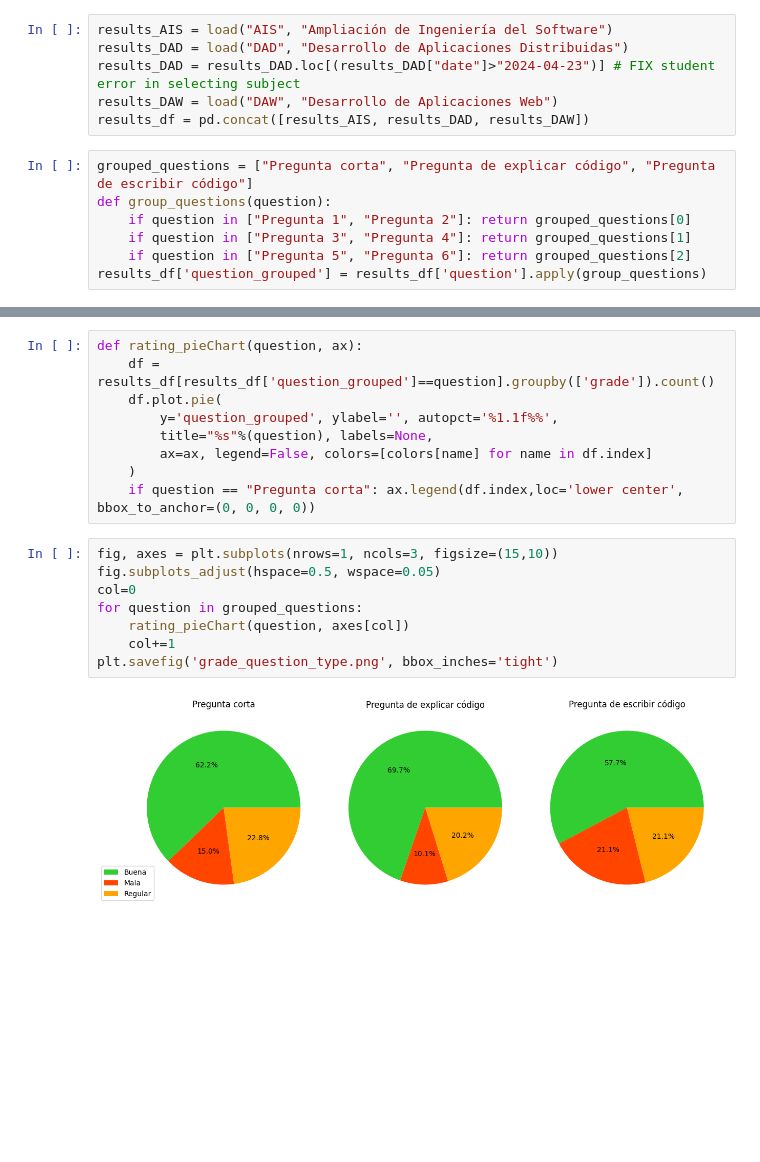
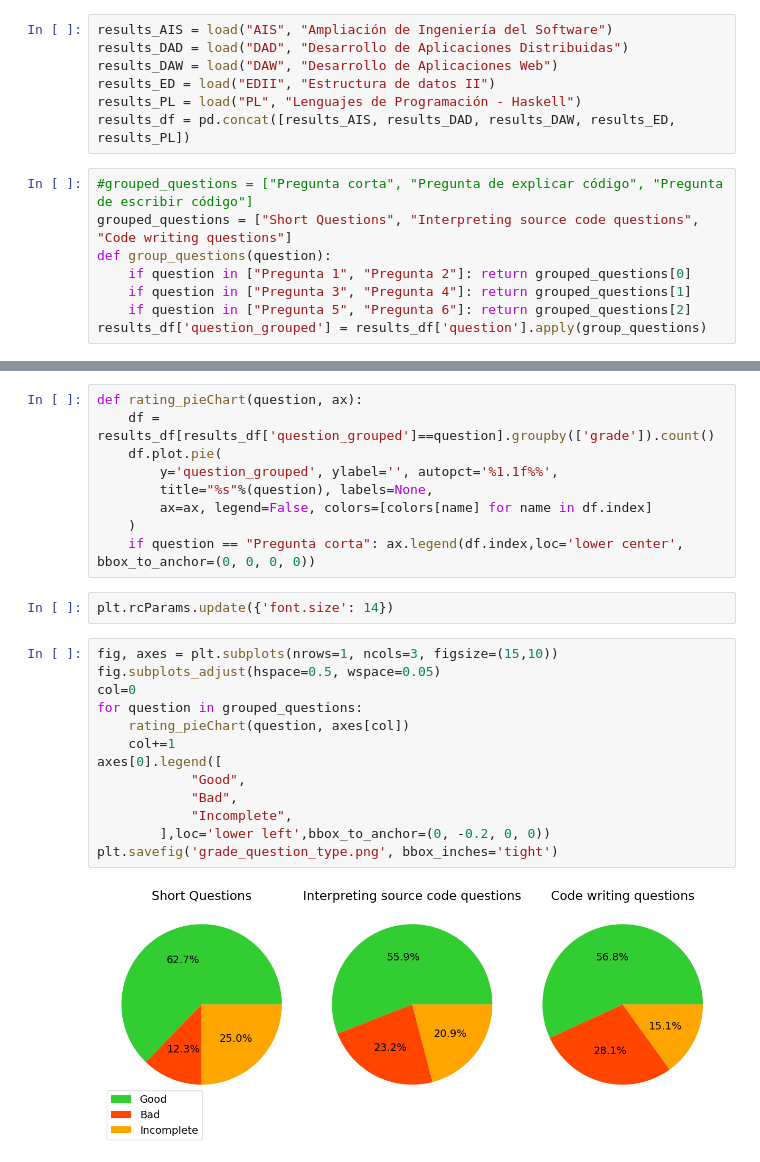
Before and after one commit to codeurjc/InnovacionDocente, a Jupyter notebook: AnswersAnalysis.ipynb, the cells around one changed output, grey strips where cells are left out. Drawn from its saved outputs; the diff is of its cells as text; blank space fills up the shorter version.

Commit message:
Upload lasts results

```diff
--- a/AnswersAnalysis.ipynb
+++ b/AnswersAnalysis.ipynb
@@ -10,11 +10,13 @@ def load(subject_acron, subject):
 # %%
 results_AIS = load("AIS", "Ampliación de Ingeniería del Software")
 results_DAD = load("DAD", "Desarrollo de Aplicaciones Distribuidas")
-results_DAD = results_DAD.loc[(results_DAD["date"]>"2024-04-23")] # FIX student error in selecting subject
 results_DAW = load("DAW", "Desarrollo de Aplicaciones Web")
-results_df = pd.concat([results_AIS, results_DAD, results_DAW])
+results_ED = load("EDII", "Estructura de datos II")
+results_PL = load("PL", "Lenguajes de Programación - Haskell")
+results_df = pd.concat([results_AIS, results_DAD, results_DAW, results_ED, results_PL])
 # %%
-grouped_questions = ["Pregunta corta", "Pregunta de explicar código", "Pregunta de escribir código"]
+#grouped_questions = ["Pregunta corta", "Pregunta de explicar código", "Pregunta de escribir código"]
+grouped_questions = ["Short Questions", "Interpreting source code questions", "Code writing questions"]
 def group_questions(question):
     if question in ["Pregunta 1", "Pregunta 2"]: return grouped_questions[0]
     if question in ["Pregunta 3", "Pregunta 4"]: return grouped_questions[1]
@@ -52,13 +56,20 @@ def rating_pieChart(question, ax):
         ax=ax, legend=False, colors=[colors[name] for name in df.index]
     )
     if question == "Pregunta corta": ax.legend(df.index,loc='lower center', bbox_to_anchor=(0, 0, 0, 0))
+# %%
+plt.rcParams.update({'font.size': 14})
 # %%
 fig, axes = plt.subplots(nrows=1, ncols=3, figsize=(15,10))
 fig.subplots_adjust(hspace=0.5, wspace=0.05)
 col=0
 for question in grouped_questions:
     rating_pieChart(question, axes[col])
     col+=1
+axes[0].legend([
+            "Good",
+            "Bad",
+            "Incomplete",
+        ],loc='lower left',bbox_to_anchor=(0, -0.2, 0, 0))
 plt.savefig('grade_question_type.png', bbox_inches='tight')
 # %% [output]
-[figure, old version]
+[figure, new version]
```
Also changed, not shown: parts of 1 cell of this notebook, 3 other files.
